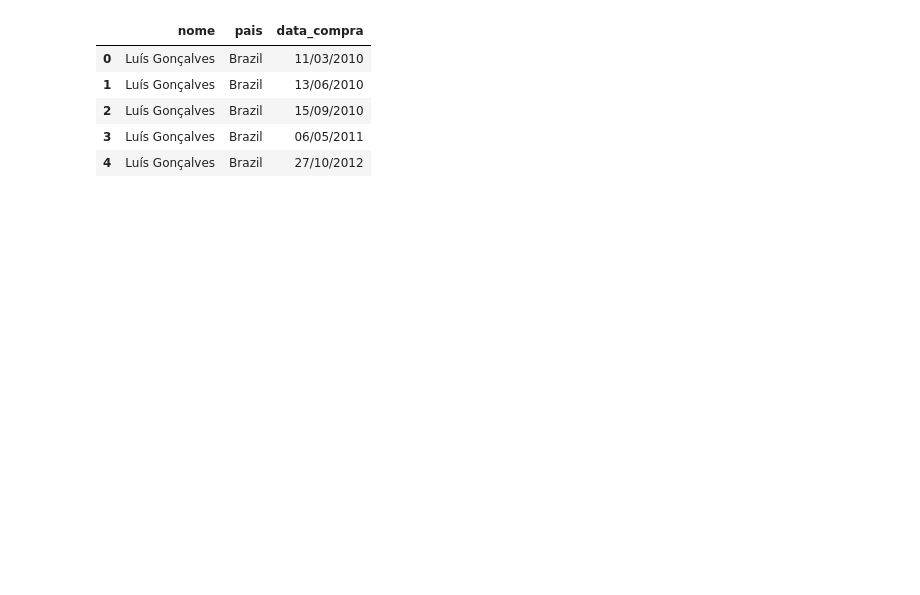
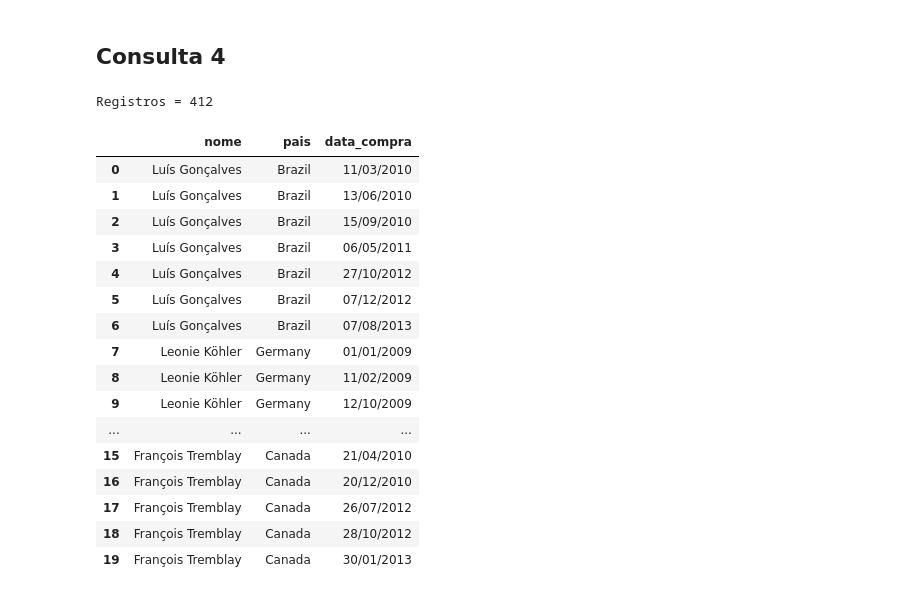
Before and after one commit to valerio-unifei/ECAA07, a Jupyter notebook: ECAA07_03_Consultas.ipynb, the cells around one changed output. Cells and saved outputs as stored; diff of their text form; code cells hidden in the pictures; blank space fills up the shorter version.

```diff
--- a/ECAA07_03_Consultas.ipynb
+++ b/ECAA07_03_Consultas.ipynb
@@ -58,18 +89,33 @@ Registros = 59
+# %% [markdown]
+## Consulta 4
 # %%
 consulta = pd.read_sql_query(
     sql= """
       SELECT
           x.Firstname || ' ' || x.LastName as nome,
           x.Country as pais,
           STRFTIME('%d/%m/%Y',y.InvoiceDate) as data_compra
       FROM customers as x INNER JOIN invoices as y ON x.CustomerId = y.CustomerId
       """,
       con = conn)
-consulta.head()
+print('Registros =',len(consulta))
+consulta.head(20)
 # %% [output]
+Registros = 412
 |  | nome | pais | data_compra |
 | 0 | Luís Gonçalves | Brazil | 11/03/2010 |
 | 1 | Luís Gonçalves | Brazil | 13/06/2010 |
 | 2 | Luís Gonçalves | Brazil | 15/09/2010 |
 | 3 | Luís Gonçalves | Brazil | 06/05/2011 |
 | 4 | Luís Gonçalves | Brazil | 27/10/2012 |
+| 5 | Luís Gonçalves | Brazil | 07/12/2012 |
+| 6 | Luís Gonçalves | Brazil | 07/08/2013 |
+| 7 | Leonie Köhler | Germany | 01/01/2009 |
+| 8 | Leonie Köhler | Germany | 11/02/2009 |
+| 9 | Leonie Köhler | Germany | 12/10/2009 |
+| ... | ... | ... | ... |
+| 15 | François Tremblay | Canada | 21/04/2010 |
+| 16 | François Tremblay | Canada | 20/12/2010 |
+| 17 | François Tremblay | Canada | 26/07/2012 |
+| 18 | François Tremblay | Canada | 28/10/2012 |
+| 19 | François Tremblay | Canada | 30/01/2013 |
```
Also changed, not shown: parts of 26 cells of this notebook.
